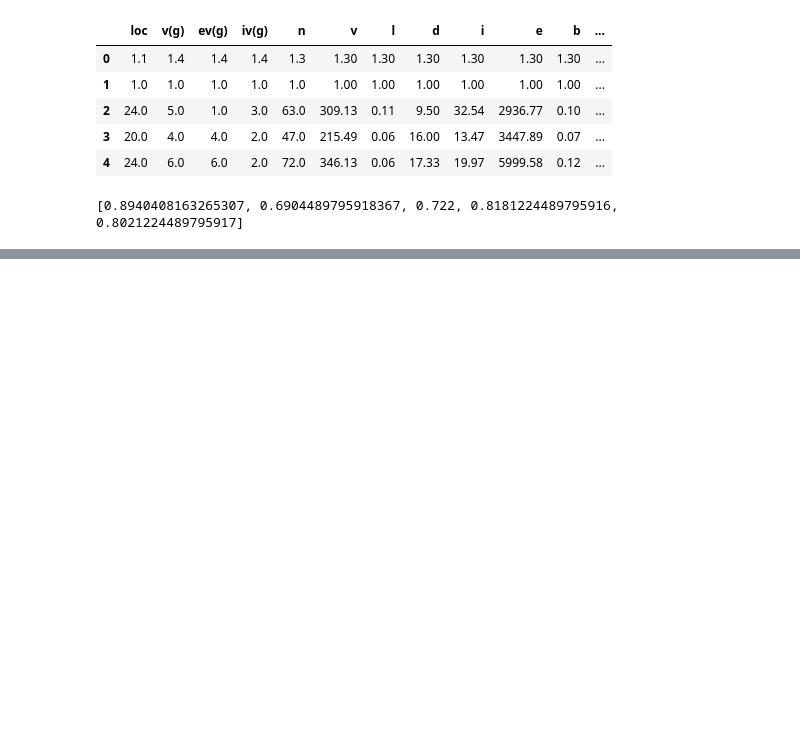
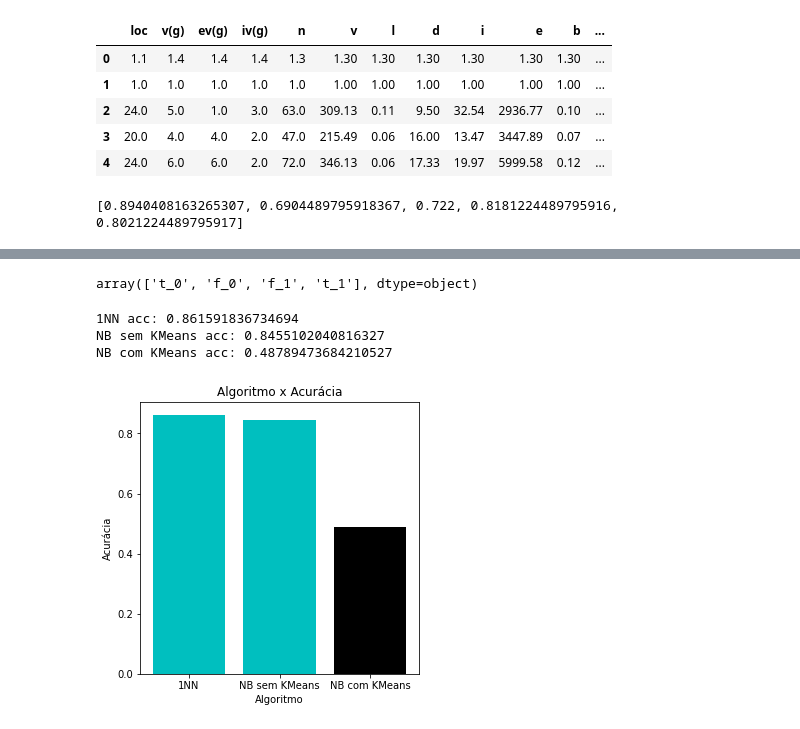
Before and after one commit to renatojmf/Machine-Learning, a Jupyter notebook: lista4.ipynb, the cells around one changed output, grey strips where cells are left out. Cells and saved outputs as stored; diff of their text form; code cells hidden in the pictures; blank space fills up the shorter version.

Commit message:
Comparações de algoritmos e correções de bugs

```diff
--- a/lista4.ipynb
+++ b/lista4.ipynb
@@ -153,0 +70,8 @@ P
+# %%
+df_res = pd.concat([fraud, non_fraud])
+
+df_res = df_res.sample(frac=1, random_state=20)
+df_res = df_res.sample(frac=1, random_state=20)
+df_res['meta_class'].unique()
+# %% [output]
+array(['t_0', 'f_0', 'f_1', 't_1'], dtype=object)
@@ -153,0 +87,44 @@ P
+# %%
+import warnings
+warnings.filterwarnings("ignore")
+
+knn_acc = []
+nb_acc  = []
+nbk_acc = []
+
+X, Y = normalizacoes(data, "defects")
+
+knn = KNeighborsClassifier(n_neighbors=1)
+scores_knn = cross_val_score(knn, X, Y, cv=10, scoring='accuracy')
+knn_acc.append(scores_knn.mean())
+
+print("1NN acc:",knn_acc[0])
+
+nb_normal = GaussianNB()
+scores_nb = cross_val_score(nb_normal, X, Y, cv=10, scoring='accuracy')
+nb_acc.append(scores_nb.mean())
+
+print("NB sem KMeans acc:",nb_acc[0])
+
+X, Y = normalizacoes(df_res, "meta_class")
+nb_k = GaussianNB()
+scores_nbm = cross_val_score(nb_k, X, Y, cv=10, scoring='accuracy')
+nbk_acc.append(scores_nbm.mean())
+
+print("NB com KMeans acc:",nbk_acc[0])
+# %% [output]
+1NN acc: 0.861591836734694
+NB sem KMeans acc: 0.8455102040816327
+NB com KMeans acc: 0.48789473684210527
+# %%
+fig, ax = plt.subplots(figsize = (5, 5))
+ax.bar("1NN", knn_acc[0]  , color = 'c')
+ax.bar("NB sem KMeans", nb_acc[0], color = 'c')
+ax.bar("NB com KMeans", nbk_acc[0], color = 'k')
+ax.set(xlabel = 'Algoritmo'
+       , ylabel = 'Acurácia'
+       , title = 'Algoritmo x Acurácia')
+
+plt.show()
+# %% [output]
+[figure, added]
```
Also changed, not shown: parts of 14 cells of this notebook.
